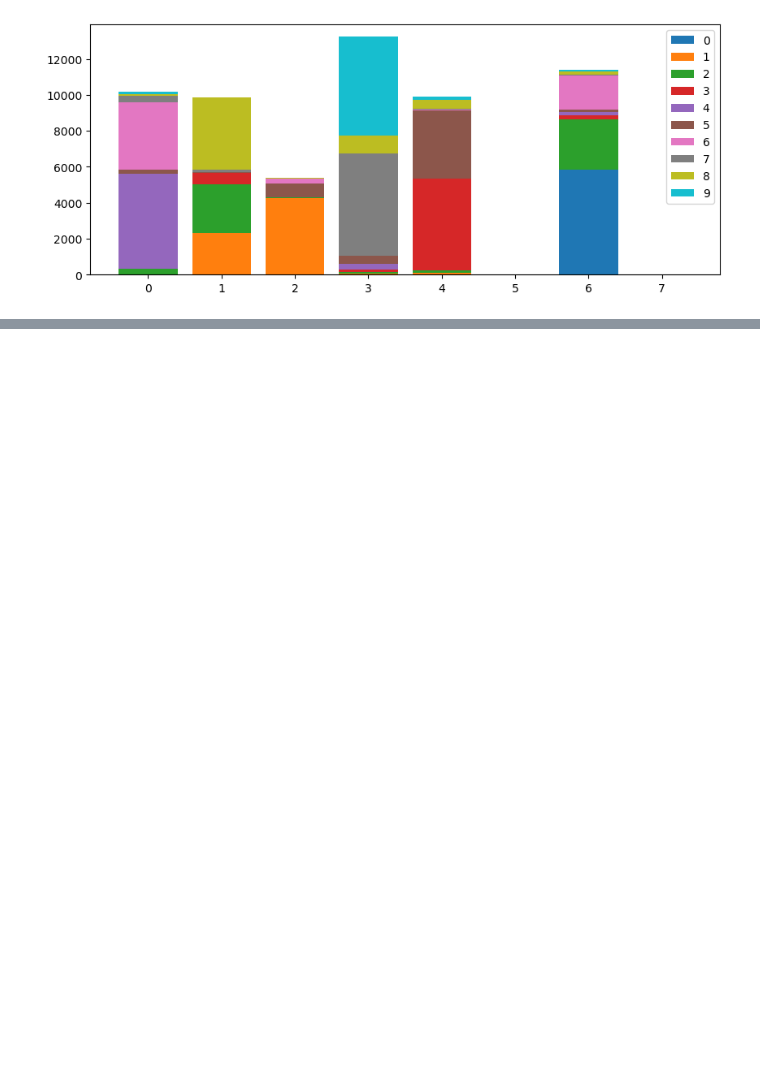
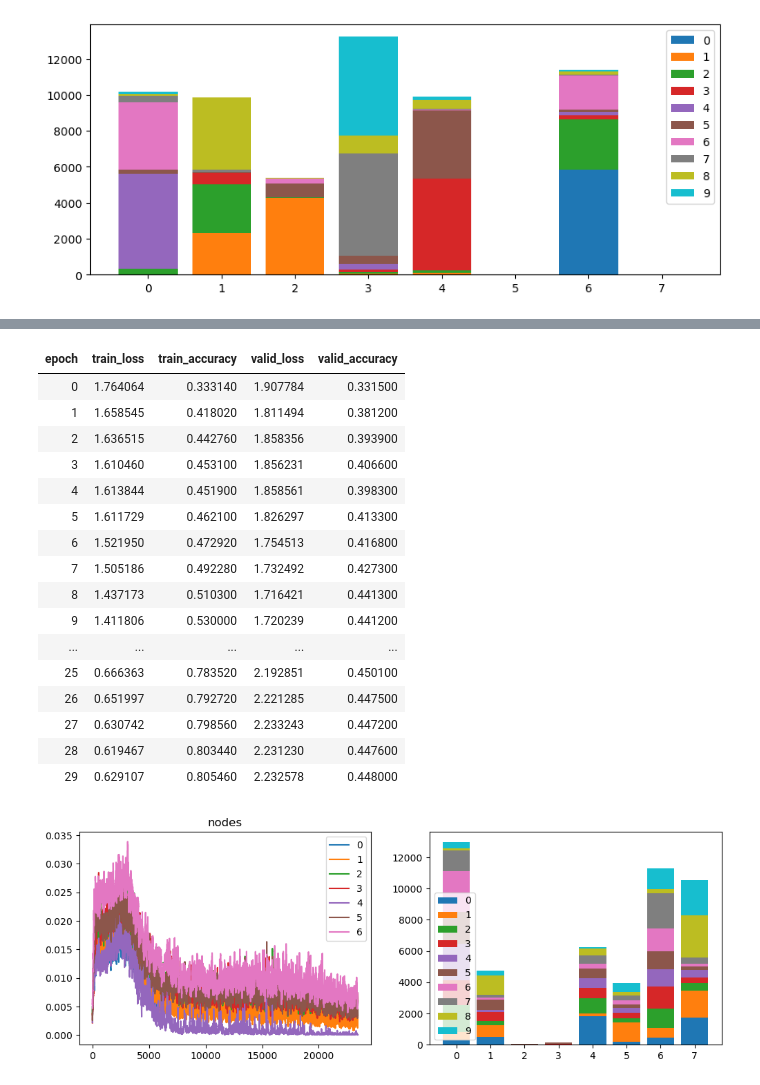
Before and after one commit to ssslakter/FastFF, a Jupyter notebook: experiments/22-05-2024-Soft-merging.ipynb, the cells around one changed output, grey strips where cells are left out. Drawn from its saved outputs; the diff is of its cells as text; code cells hidden in the pictures; blank space fills up the shorter version.

Commit message:
move model definitions

```diff
--- a/experiments/22-05-2024-Soft-merging.ipynb
+++ b/experiments/22-05-2024-Soft-merging.ipynb
@@ -150,16 +26,13 @@ class SoftMergingFFF(nn.Module):
+# %%
+bs = 256
+in_dim=28*28
+out_dim=10
+h_dim=32
+depth=3
+dls = get_mnist_dls(bs)
 # %%
-from fastai.callback.wandb import *
-from FastFF.utils import *
-from fastai.vision.all import *
-
-bs = 512
-in_dim=28*28
-out_dim=10
-h_dim=4
-depth=3
-
 model = GeneralMoE(GateFFF(in_dim, depth),
-                   SoftMergingExperts(2**depth, in_dim, out_dim, h_dim, save_probs=True))
+                   SoftMergingExperts(2**depth, in_dim, out_dim, h_dim), save_probs=True)
 model = torch.compile(model)
 cbs = [ProbsDistrCB(module=model.experts), GetGradCB([model.gate.nodes]), ShowGraphCallback()]
 dls = get_mnist_dls(bs)
@@ -233,0 +106,15 @@ cbs[0].show(-1, figsize=(10,4))
+# %%
+bs = 64
+in_dim=32*32*3
+out_dim=10
+h_dim=32
+depth=3
+
+model = GeneralMoE(GateFFF(in_dim, depth),
+                   SoftMergingExperts(2**depth, in_dim, out_dim, h_dim, save_probs=True)).cuda()
+model = torch.compile(model)
+cbs = [ProbsDistrCB(module=model.experts), GetGradCB([model.gate.nodes])]
+dls = get_cifar_dls(bs, tfms=[lambda x: x.flatten()])
+learn = Learner(dls, model, loss_func=F.cross_entropy, metrics=accuracy, cbs=cbs)
+with learn.removed_cbs(Recorder):
+    learn.fit_one_cycle(15, lr_max=8e-4, cbs=Recorder(add_time=False, train_metrics=True))
@@ -233,0 +144,28 @@ cbs[0].show(-1, figsize=(10,4))
+# %%
+model = GeneralMoE(GateFFF(in_dim, depth, nn.ReLU()),
+                   SoftMergingExperts(2**depth, in_dim, out_dim, h_dim, save_probs=True)).cuda()
+model = torch.compile(model)
+cbs = [ProbsDistrCB(module=model.experts), GetGradCB([model.gate.nodes])]
+learn = Learner(dls, model, loss_func=F.cross_entropy, metrics=accuracy, cbs=cbs)
+with learn.removed_cbs(Recorder):
+    learn.fit_one_cycle(30, lr_max=8e-4, cbs=Recorder(add_time=False, train_metrics=True))
+summary()
+# %% [output]
+| epoch | train_loss | train_accuracy | valid_loss | valid_accuracy |
+| 0 | 1.764064 | 0.333140 | 1.907784 | 0.331500 |
+| 1 | 1.658545 | 0.418020 | 1.811494 | 0.381200 |
+| 2 | 1.636515 | 0.442760 | 1.858356 | 0.393900 |
+| 3 | 1.610460 | 0.453100 | 1.856231 | 0.406600 |
+| 4 | 1.613844 | 0.451900 | 1.858561 | 0.398300 |
+| 5 | 1.611729 | 0.462100 | 1.826297 | 0.413300 |
+| 6 | 1.521950 | 0.472920 | 1.754513 | 0.416800 |
+| 7 | 1.505186 | 0.492280 | 1.732492 | 0.427300 |
+| 8 | 1.437173 | 0.510300 | 1.716421 | 0.441300 |
+| 9 | 1.411806 | 0.530000 | 1.720239 | 0.441200 |
+| ... | ... | ... | ... | ... |
+| 25 | 0.666363 | 0.783520 | 2.192851 | 0.450100 |
+| 26 | 0.651997 | 0.792720 | 2.221285 | 0.447500 |
+| 27 | 0.630742 | 0.798560 | 2.233243 | 0.447200 |
+| 28 | 0.619467 | 0.803440 | 2.231230 | 0.447600 |
+| 29 | 0.629107 | 0.805460 | 2.232578 | 0.448000 |
+[figure, added]
```
Also changed, not shown: parts of 17 cells of this notebook, 5 other files.
